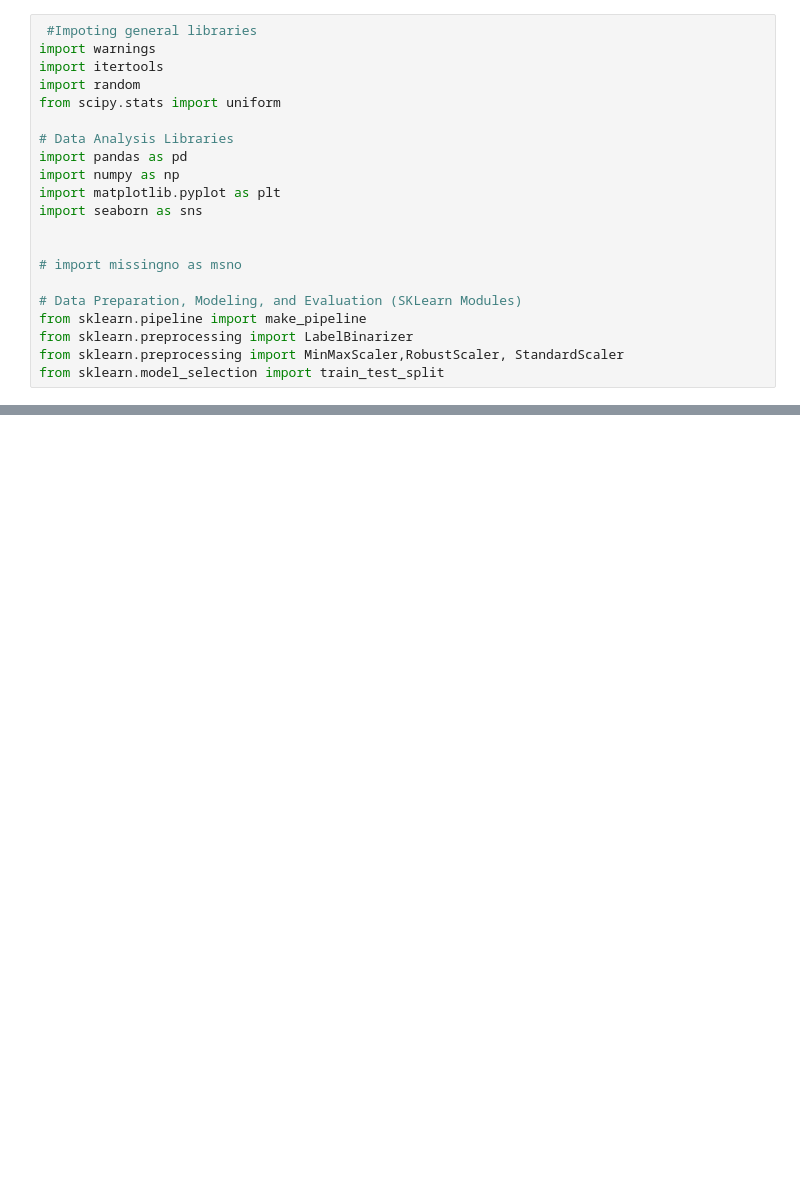
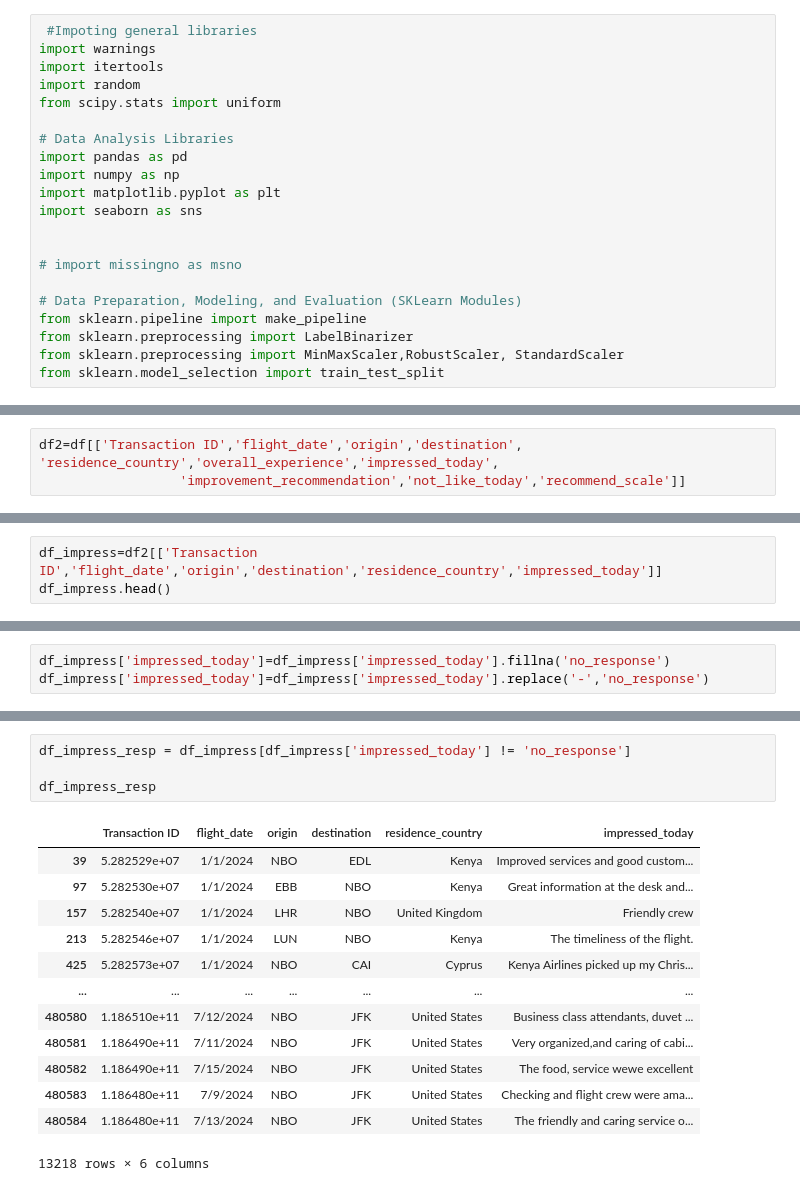
Before and after one commit to Karlajack/Final_Capstone_Project, a Jupyter notebook: Airline_Customer_Reviews.ipynb, the cells around one changed output, grey strips where cells are left out. Saved outputs shown, nothing was run; the diff lists cells and outputs as text; blank space fills up the shorter version.

```diff
--- a/Airline_Customer_Reviews.ipynb
+++ b/Airline_Customer_Reviews.ipynb
@@ -73,0 +73,3 @@ dtype: int64
+# %%
+df2=df[['Transaction ID','flight_date','origin','destination', 'residence_country','overall_experience','impressed_today',
+                  'improvement_recommendation','not_like_today','recommend_scale']]
@@ -77,0 +226,3 @@ df.shape
+# %%
+df_impress=df2[['Transaction ID','flight_date','origin','destination','residence_country','impressed_today']]
+df_impress.head()
@@ -77,0 +236,3 @@ df.shape
+# %%
+df_impress['impressed_today']=df_impress['impressed_today'].fillna('no_response')
+df_impress['impressed_today']=df_impress['impressed_today'].replace('-','no_response')
@@ -77,0 +250,18 @@ df.shape
+# %%
+df_impress_resp = df_impress[df_impress['impressed_today'] != 'no_response']
+
+df_impress_resp
+# %% [output]
+|  | Transaction ID | flight_date | origin | destination | residence_country | impressed_today |
+| 39 | 5.282529e+07 | 1/1/2024 | NBO | EDL | Kenya | Improved services and good custom... |
+| 97 | 5.282530e+07 | 1/1/2024 | EBB | NBO | Kenya | Great information at the desk and... |
+| 157 | 5.282540e+07 | 1/1/2024 | LHR | NBO | United Kingdom | Friendly crew |
+| 213 | 5.282546e+07 | 1/1/2024 | LUN | NBO | Kenya | The timeliness of the flight. |
+| 425 | 5.282573e+07 | 1/1/2024 | NBO | CAI | Cyprus | Kenya Airlines picked up my Chris... |
+| ... | ... | ... | ... | ... | ... | ... |
+| 480580 | 1.186510e+11 | 7/12/2024 | NBO | JFK | United States | Business class attendants, duvet ... |
+| 480581 | 1.186490e+11 | 7/11/2024 | NBO | JFK | United States | Very organized,and caring of cabi... |
+| 480582 | 1.186490e+11 | 7/15/2024 | NBO | JFK | United States | The food, service wewe excellent |
+| 480583 | 1.186480e+11 | 7/9/2024 | NBO | JFK | United States | Checking and flight crew were ama... |
+| 480584 | 1.186480e+11 | 7/13/2024 | NBO | JFK | United States | The friendly and caring service o... |
+13218 rows × 6 columns
```
Also changed, not shown: parts of 31 cells of this notebook.
